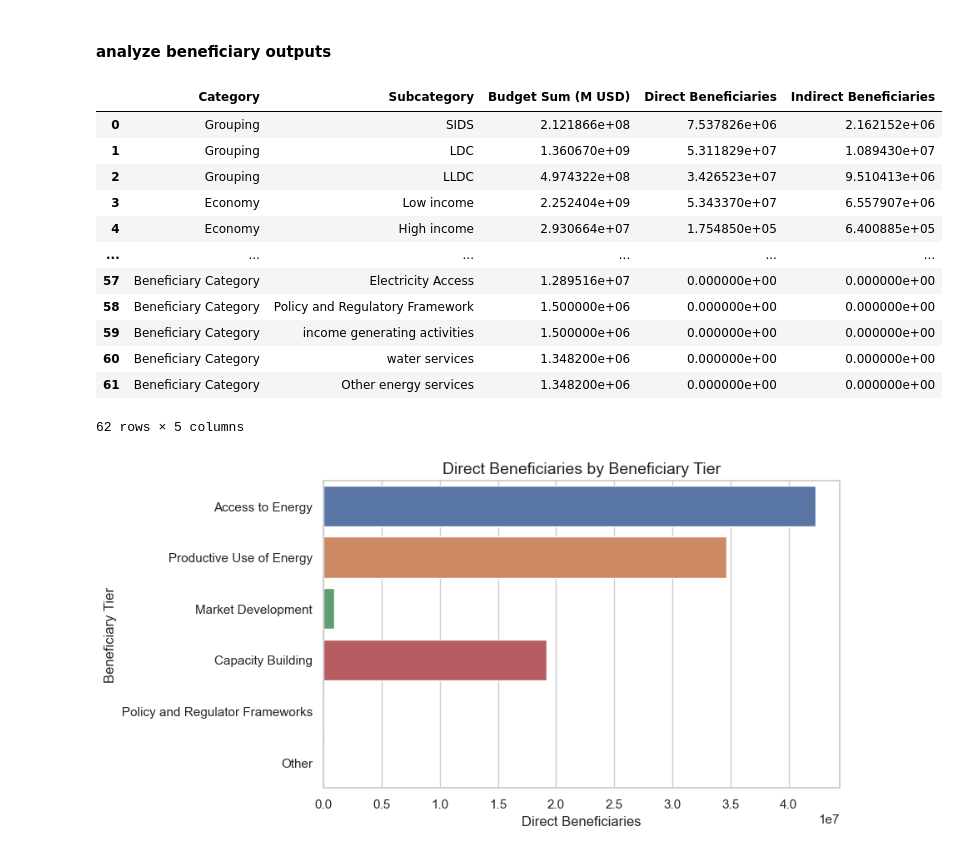
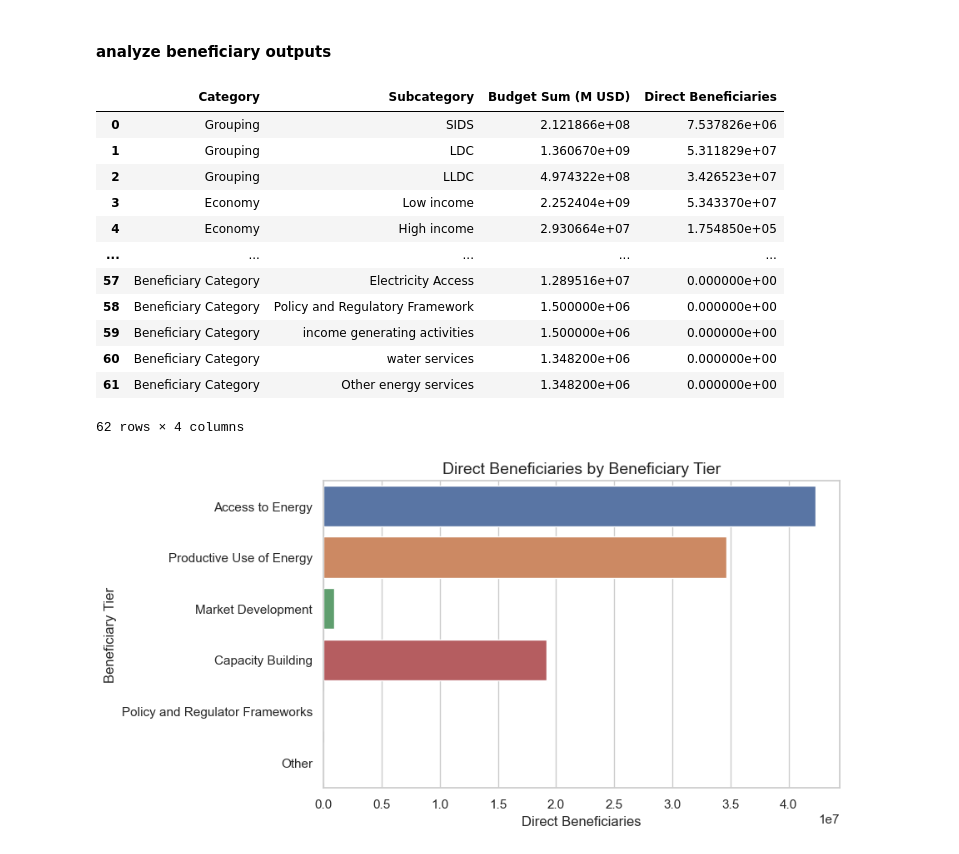
Before and after one commit to Ben-Keller/Energy-Moonshot-Tracker, a Jupyter notebook: 00_Code/Moonshot Tracker Pipeline.ipynb, the cells around one changed output. Drawn from its saved outputs; the diff is of its cells as text; code cells hidden in the pictures.

```diff
--- a/00_Code/Moonshot Tracker Pipeline.ipynb
+++ b/00_Code/Moonshot Tracker Pipeline.ipynb
@@ -298,27 +332,32 @@ riseScores=pd.read_excel("../01_Input/02_Energy Data/RISE Scores-2.xlsx")
 # %%
-#add column for indirect beneficiaries converted
+# #load Indirect conversion scores
+# indirectConversion=pd.read_csv("../01_Input/01_Methodology/Indirect Conversion Factors.csv")
+# #load RISE scores
+# riseScores=pd.read_excel("../01_Input/02_Energy Data/RISE Scores-2.xlsx")
 
-def getIndirectFactor(category):
-    try:
-        return indirectConversion.loc[indirectConversion["Beneficiary Category"]==category,"Factor"].values[0]
-    except:
-        return 0
-outputDfComplete["Indirect Conversion Factor"]=outputDfComplete["Beneficiary Category"].apply(lambda x: getIndirectFactor(x))
+# #add column for indirect beneficiaries converted
 
-def getIndirectBeneficiaries(category,factor,target,country,taxonomy):
-    if category=='Policy or Regulatory Framework':
-        try:
-            weightFactor=0.01
-            return indirectPotentials.loc[indirectPotentials['Country Code'] == country, taxonomy].values[0]*weightFactor
-        except:
-            return 0
-    else:
-        return target*factor
+# def getIndirectFactor(category):
+#     try:
+#         return indirectConversion.loc[indirectConversion["Beneficiary Category"]==category,"Factor"].values[0]
+#     except:
+#         return 0
+# outputDfComplete["Indirect Conversion Factor"]=outputDfComplete["Beneficiary Category"].apply(lambda x: getIndirectFactor(x))
 
-outputDfComplete["Indirect Beneficiaries"]=outputDfComplete.apply(lambda row: getIndirectBeneficiaries(row["Beneficiary Category"],row["Indirect Conversion Factor"],row["Target"],row["Country Code"],row["Policy-taxonomy"]),axis=1)
+# def getIndirectBeneficiaries(category,factor,target,country,taxonomy):
+#     if category=='Policy or Regulatory Framework':
+#         try:
+#             weightFactor=0.01
+#             return indirectPotentials.loc[indirectPotentials['Country Code'] == country, taxonomy].values[0]*weightFactor
+#         except:
+#             return 0
+#     else:
+#         return target*factor
+
+# outputDfComplete["Indirect Beneficiaries"]=outputDfComplete.apply(lambda row: getIndirectBeneficiaries(row["Beneficiary Category"],row["Indirect Conversion Factor"],row["Target"],row["Country Code"],row["Policy-taxonomy"]),axis=1)
 
 
-outputDfComplete["Indirect Beneficiaries"] = pd.to_numeric(outputDfComplete["Indirect Beneficiaries"], errors='coerce')
+# outputDfComplete["Indirect Beneficiaries"] = pd.to_numeric(outputDfComplete["Indirect Beneficiaries"], errors='coerce')
 
 
-print(outputDfComplete[outputDfComplete["Beneficiary Category"]=="Policy or Regulatory Framework"])
+# print(outputDfComplete[outputDfComplete["Beneficiary Category"]=="Policy or Regulatory Framework"])
@@ -622,51 +643,51 @@ def getBeneSums(row,df):
     row["Budget Sum (M USD)"]=dfNoDuplicates["Budget"].sum()
 
     row["Direct Beneficiaries"]=df["Direct Beneficiaries"].sum()
-    row["Indirect Beneficiaries"]=df["Indirect Beneficiaries"].sum()
+    #row["Indirect Beneficiaries"]=df["Indirect Beneficiaries"].sum()
     return row
 
 for grouping in ["SIDS","LDC","LLDC"]:
     summaryDfList.append(getBeneSums({"Category":"Grouping","Subcategory":grouping},outputDfComplete[outputDfComplete[grouping]==grouping]))
 
 for economy in outputDfComplete["Economy"].dropna().unique().tolist():
     summaryDfList.append(getBeneSums({"Category":"Economy","Subcategory":economy},outputDfComplete[outputDfComplete["Economy"]==economy]))
 
 for hdi in outputDfComplete["HDI"].dropna().unique().tolist():
     summaryDfList.append(getBeneSums({"Category":"HDI","Subcategory":hdi},outputDfComplete[outputDfComplete["HDI"]==hdi]))
 
 for region in outputDfComplete["Region"].dropna().unique().tolist():
     summaryDfList.append(getBeneSums({"Category":"Region","Subcategory":region},outputDfComplete[outputDfComplete["Region"]==region]))
 
 #for donorCategory in ["Government","UN Agencies","Other","UN Pooled Funds","European Union","DFI","Private Sector"]:
 
 for beneTier in beneTiers:
     summaryDfList.append(getBeneSums({"Category":"Beneficiary Tier","Subcategory":beneTier},outputDfComplete[outputDfComplete["Beneficiary Category"].isin(beneTiers[beneTier])]))
 
 for beneCategory in outputDfComplete["Beneficiary Category"].dropna().unique().tolist():
     df=outputDfComplete[outputDfComplete["Beneficiary Category"]==beneCategory]
     if beneCategory=="Policy or Regulatory Framework":
         for taxonomy in outputDfComplete["Policy-taxonomy"].dropna().unique().tolist():
             summaryDfList.append(getBeneSums({"Category":"Beneficiary Category","Subcategory":"Policy - "+taxonomy},df[df["Policy-taxonomy"]==taxonomy]))
     else:
         summaryDfList.append(getBeneSums({"Category":"Beneficiary Category","Subcategory":beneCategory},df))
 
 summaryDf=pd.DataFrame.from_records(summaryDfList)
 summaryDf.to_csv("../02_Output/05_Summary/summaryDf.csv")
 summaryDf
 # %% [output]
-|  | Category | Subcategory | Budget Sum (M USD) | Direct Beneficiaries | Indirect Beneficiaries |
-| 0 | Grouping | SIDS | 2.121866e+08 | 7.537826e+06 | 2.162152e+06 |
-| 1 | Grouping | LDC | 1.360670e+09 | 5.311829e+07 | 1.089430e+07 |
-| 2 | Grouping | LLDC | 4.974322e+08 | 3.426523e+07 | 9.510413e+06 |
-| 3 | Economy | Low income | 2.252404e+09 | 5.343370e+07 | 6.557907e+06 |
-| 4 | Economy | High income | 2.930664e+07 | 1.754850e+05 | 6.400885e+05 |
-| ... | ... | ... | ... | ... | ... |
-| 57 | Beneficiary Category | Electricity Access | 1.289516e+07 | 0.000000e+00 | 0.000000e+00 |
-| 58 | Beneficiary Category | Policy and Regulatory Framework | 1.500000e+06 | 0.000000e+00 | 0.000000e+00 |
-| 59 | Beneficiary Category | income generating activities | 1.500000e+06 | 0.000000e+00 | 0.000000e+00 |
-| 60 | Beneficiary Category | water services | 1.348200e+06 | 0.000000e+00 | 0.000000e+00 |
-| 61 | Beneficiary Category | Other energy services | 1.348200e+06 | 0.000000e+00 | 0.000000e+00 |
+|  | Category | Subcategory | Budget Sum (M USD) | Direct Beneficiaries |
+| 0 | Grouping | SIDS | 2.121866e+08 | 7.537826e+06 |
+| 1 | Grouping | LDC | 1.360670e+09 | 5.311829e+07 |
+| 2 | Grouping | LLDC | 4.974322e+08 | 3.426523e+07 |
+| 3 | Economy | Low income | 2.252404e+09 | 5.343370e+07 |
+| 4 | Economy | High income | 2.930664e+07 | 1.754850e+05 |
+| ... | ... | ... | ... | ... |
+| 57 | Beneficiary Category | Electricity Access | 1.289516e+07 | 0.000000e+00 |
+| 58 | Beneficiary Category | Policy and Regulatory Framework | 1.500000e+06 | 0.000000e+00 |
+| 59 | Beneficiary Category | income generating activities | 1.500000e+06 | 0.000000e+00 |
+| 60 | Beneficiary Category | water services | 1.348200e+06 | 0.000000e+00 |
+| 61 | Beneficiary Category | Other energy services | 1.348200e+06 | 0.000000e+00 |
-62 rows × 5 columns
+62 rows × 4 columns
 # %%
 
 
```
Also changed, not shown: parts of 10 cells of this notebook, 23 other files.
